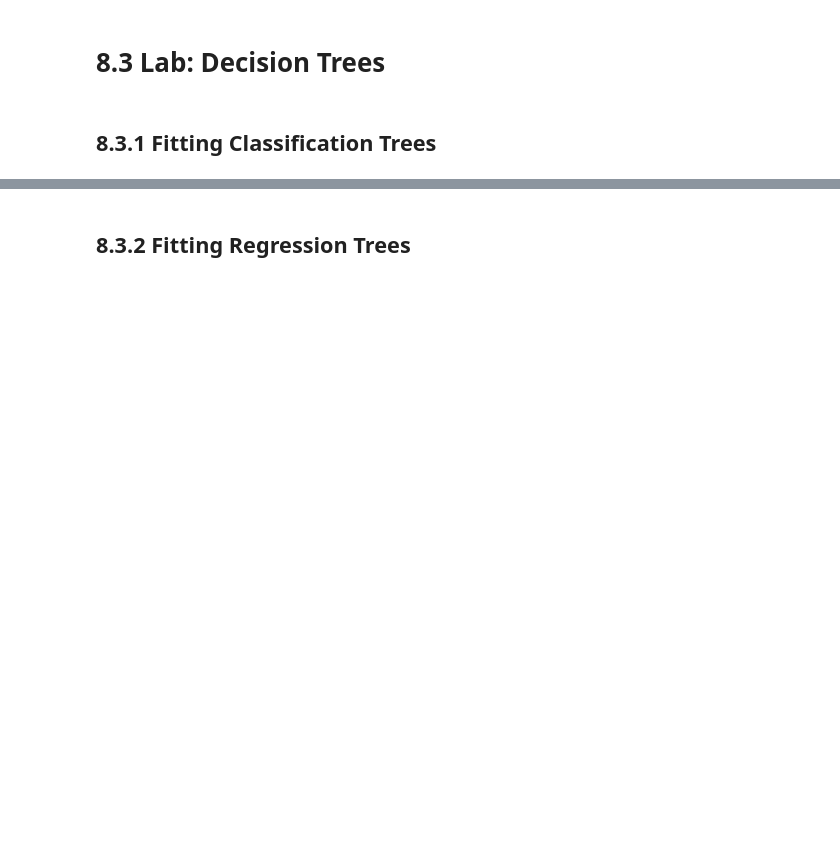
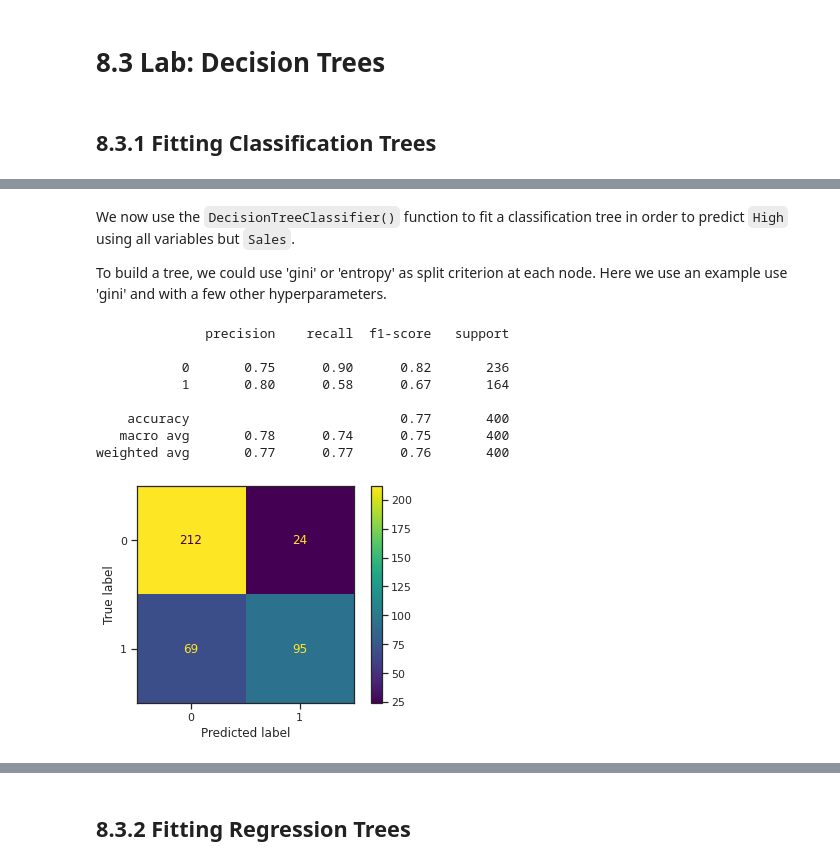
Before and after one commit to tvanzyl/ISL2_Python, a Jupyter notebook: Chapter_8_sec_8.3.ipynb, the cells around one changed output, grey strips where cells are left out. Cells and saved outputs as stored; diff of their text form; code cells hidden in the pictures; blank space fills up the shorter version.

```diff
--- a/Chapter_8_sec_8.3.ipynb
+++ b/Chapter_8_sec_8.3.ipynb
@@ -54,0 +55,10 @@ None
+# %%
+carseats = pd.read_csv('https://raw.githubusercontent.com/tvanzyl/Sharing_ISL_python/master/data/Carseats.csv')
+carseats['High'] = carseats.Sales.map(lambda x: 'Y' if x>8 else 'N')
+carseats.High = carseats.High.astype("category")
+carseats.ShelveLoc = carseats.ShelveLoc.astype(CategoricalDtype(['Bad', 'Medium', 'Good'], ordered=True))
+carseats.Urban = carseats.Urban.astype('category')
+carseats.US = carseats.US.astype('category')
+carseats = pd.get_dummies(carseats, columns=["ShelveLoc","Urban","US", "High"], drop_first=True)
+print(carseats.describe())
+print(carseats.info())
@@ -54,0 +83,25 @@ None
+# %% [markdown]
+We now  use the `DecisionTreeClassifier()` function to fit a classification tree in order to predict `High` using all variables but `Sales`.
+
+To build a tree, we could use 'gini' or 'entropy' as split criterion at each node. Here we use an example use 'gini' and with a few other hyperparameters.
+# %%
+clf_gini = DecisionTreeClassifier(random_state=100, max_depth=2)
+clf_gini.fit(carseats.drop(["Sales","High_Y"], axis=1), carseats.High_Y)
+
+predict_label = clf_gini.predict(carseats.drop(["Sales","High_Y"], axis=1))
+predict_probs = clf_gini.predict_proba(carseats.drop(["Sales","High_Y"], axis=1))
+predict_label = pd.DataFrame(predict_label, columns=["High_Y"], dtype="category", index=carseats.index)
+predict_probs = pd.DataFrame(predict_probs, columns=clf_gini.classes_, index=carseats.index)
+
+ConfusionMatrixDisplay.from_predictions(carseats.High_Y, predict_label.High_Y);
+print(classification_report(carseats.High_Y, predict_label.High_Y))
+# %% [output]
+              precision    recall  f1-score   support
+
+           0       0.75      0.90      0.82       236
+           1       0.80      0.58      0.67       164
+
+    accuracy                           0.77       400
+   macro avg       0.78      0.74      0.75       400
+weighted avg       0.77      0.77      0.76       400
+[figure, added]
```
Also changed, not shown: parts of 58 cells of this notebook.
